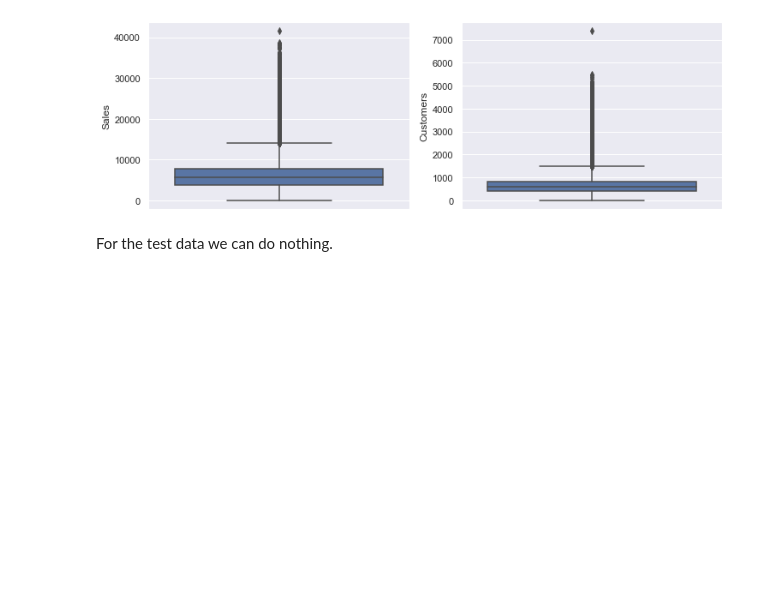
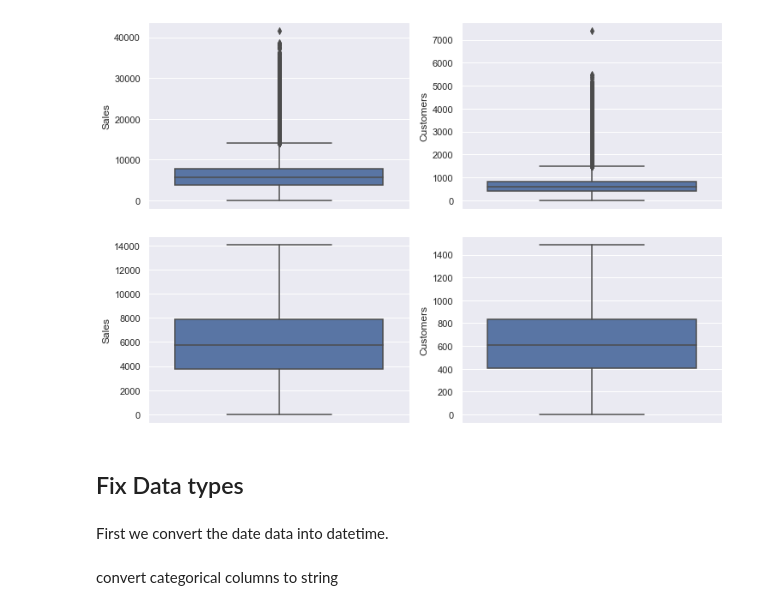
Before and after one commit to eandualem/PharmaceuticalSalesPrediction, a Jupyter notebook: notebooks/1.0 preprocessing.ipynb, the cells around one changed output. Drawn from its saved outputs; the diff is of its cells as text; code cells hidden in the pictures; blank space fills up the shorter version.

Commit message:
feat: finish data preprocessing

```diff
--- a/notebooks/1.0 preprocessing.ipynb
+++ b/notebooks/1.0 preprocessing.ipynb
@@ -369,8 +369,14 @@ sb.boxplot(df_train, ['Sales', 'Customers'], cols=2, figsize=(12, 4))
 # %% [output]
 [figure]
 # %%
-df_outliers = DfOutlier(df_train[['Sales', 'Customers']].copy())
-overview = df_outliers.getOverview()
-overview
+df_outliers = DfOutlier(df_train)
+df_outliers.replace_outliers_with_iqr(['Sales', 'Customers'])
+df_train = df_outliers.df
-# %% [markdown]
-For the test data we can do nothing.
+# %%
+sb.boxplot(df_train, ['Sales', 'Customers'], cols=2, figsize=(12, 4))
+# %% [output]
+[figure, added]
+# %% [markdown]
+## Fix Data types
+# %% [markdown]
+First we convert the date data into datetime.
@@ -376,0 +386,2 @@ For the test data we can do nothing.
+# %% [markdown]
+convert categorical columns to string
```
Also changed, not shown: parts of 10 cells of this notebook, 5 other files.
